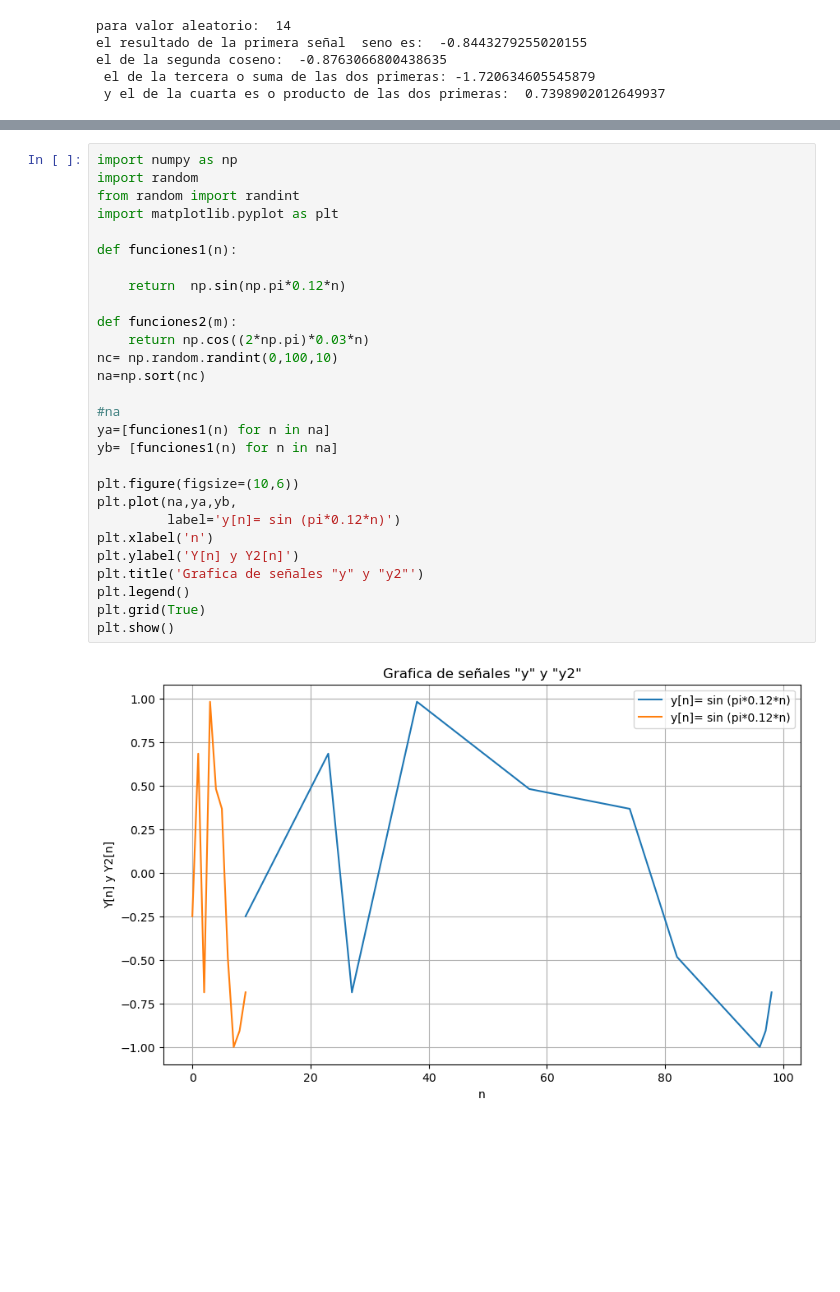
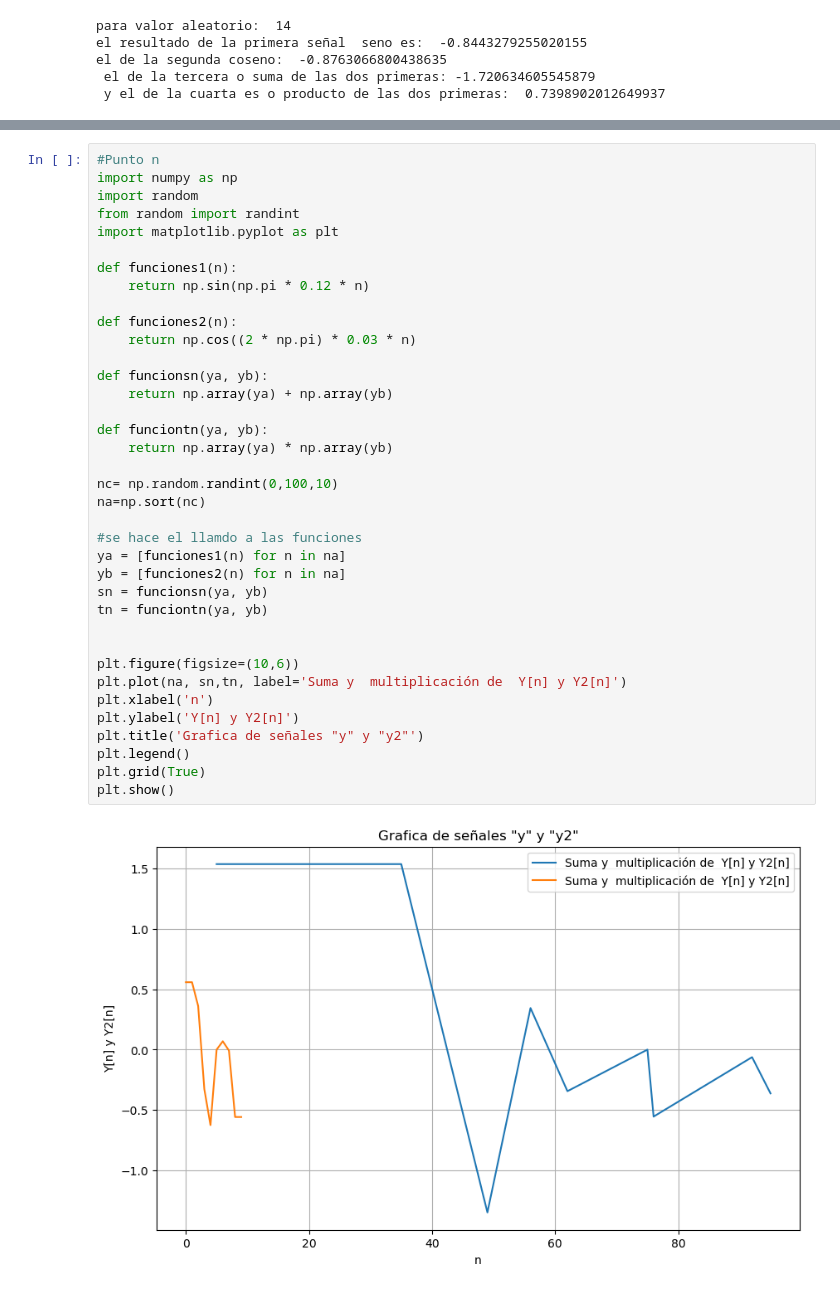
Before and after one commit to AngieTrianaT/Laboratorio-biosenales, a Jupyter notebook: Practica_1/Entrega1_ErikaGomez.ipynb, the cells around one changed output, grey strips where cells are left out. Drawn from its saved outputs; the diff is of its cells as text; blank space fills up the shorter version.

Commit message:
Punto n finalizado

```diff
--- a/Practica_1/Entrega1_ErikaGomez.ipynb
+++ b/Practica_1/Entrega1_ErikaGomez.ipynb
@@ -155,30 +158,39 @@ plt.show()
 # %%
+#Punto n
 import numpy as np
 import random
 from random import randint
 import matplotlib.pyplot as plt
 
 def funciones1(n):
+    return np.sin(np.pi * 0.12 * n)
 
-    return  np.sin(np.pi*0.12*n)
+def funciones2(n):
+    return np.cos((2 * np.pi) * 0.03 * n)
 
-def funciones2(m):
-    return np.cos((2*np.pi)*0.03*n)
+def funcionsn(ya, yb):
+    return np.array(ya) + np.array(yb)
+
+def funciontn(ya, yb):
+    return np.array(ya) * np.array(yb)
+
 nc= np.random.randint(0,100,10)
 na=np.sort(nc)
 
-#na
-ya=[funciones1(n) for n in na]
-yb= [funciones1(n) for n in na]
+#se hace el llamdo a las funciones
+ya = [funciones1(n) for n in na]
+yb = [funciones2(n) for n in na]
+sn = funcionsn(ya, yb)
+tn = funciontn(ya, yb)
+
 
 plt.figure(figsize=(10,6))
-plt.plot(na,ya,yb,
-         label='y[n]= sin (pi*0.12*n)')
+plt.plot(na, sn,tn, label='Suma y  multiplicación de  Y[n] y Y2[n]')
 plt.xlabel('n')
 plt.ylabel('Y[n] y Y2[n]')
 plt.title('Grafica de señales "y" y "y2"')
 plt.legend()
 plt.grid(True)
 plt.show()
 # %% [output]
-[figure, old version]
+[figure, new version]
```
Also changed, not shown: parts of 3 cells of this notebook.
